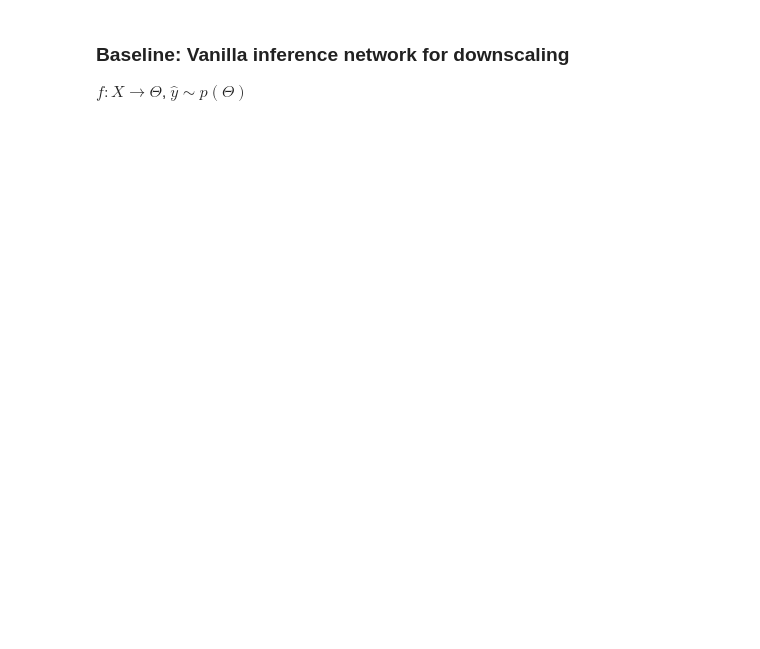
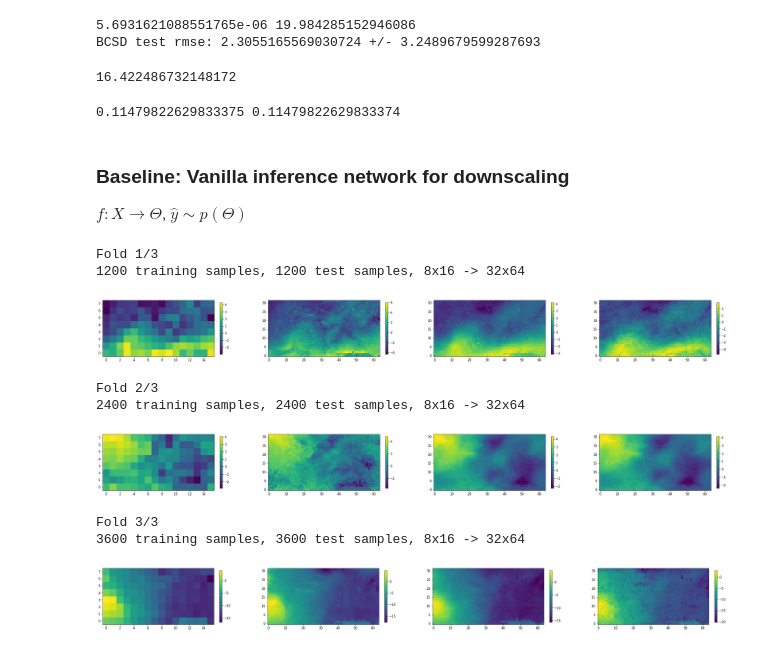
Before and after one commit to bgroenks96/generative-downscaling, a Jupyter notebook: downscaling-baselines.ipynb, the cells around one changed output. Saved outputs shown, nothing was run; the diff lists cells and outputs as text; code cells hidden in the pictures; blank space fills up the shorter version.

```diff
--- a/downscaling-baselines.ipynb
+++ b/downscaling-baselines.ipynb
@@ -91,0 +142,14 @@ def eval_climdex(true, pred, coords):
+# %%
+_, means = remove_monthly_means(hr_train)
+hr_test, _ = remove_monthly_means(hr_test, means)
+hr_pred, _ = remove_monthly_means(xr.DataArray(hr_pred, coords=hr_test.coords, dims=hr_test.dims), means)
+err = (hr_test - hr_pred)**2
+print(np.sqrt(np.min(err)).values, np.sqrt(np.max(err)).values)
+print(f'BCSD test rmse: {float(np.sqrt(np.mean(err)))} +/- {float(np.sqrt(np.std(err)))}')
+# %% [output]
+5.6931621088551765e-06 19.984285152946086
+BCSD test rmse: 2.3055165569030724 +/- 3.2489679599287693
+# %%
+np.max(hr_pred.values)
+# %% [output]
+16.422486732148172
@@ -92,3 +158,7 @@ def eval_climdex(true, pred, coords):
+# %%
+print(x.mean(), x.mean(axis=0).mean(axis=0))
+# %% [output]
+0.11479822629833375 0.11479822629833374
 # %% [markdown]
 ### Baseline: Vanilla inference network for downscaling
 
@@ -107,34 +177,44 @@ for i, ((train_lo, train_hi), (test_lo, test_hi)) in enumerate(folds):
     (wt, ht), (wt_hi, ht_hi) = train_lo.shape[1:3], train_hi.shape[1:3]
     print('{} training samples, {} test samples, {}x{} -> {}x{}'.format(N_train, N_test, wt, ht, wt_hi, ht_hi))
     #batch_multiplier = data_util.calculate_n_subimages(train_lo, k, stride)
     train_steps = data_util.num_batches(N_train, sample_batch_size)
     test_steps = data_util.num_batches(N_test, sample_batch_size)
     train_lo_ds = data_util.xr_to_tf_dataset(train_lo, load_batch_size)
     test_lo_ds = data_util.xr_to_tf_dataset(test_lo, load_batch_size)
     train_hi_ds = data_util.xr_to_tf_dataset(train_hi, load_batch_size)
     test_hi_ds = data_util.xr_to_tf_dataset(test_hi, load_batch_size)
     train_ds = preprocess_vds(train_lo_ds, train_hi_ds, batch_size=sample_batch_size)
     test_ds = preprocess_vds(test_lo_ds, test_hi_ds, batch_size=sample_batch_size)
     #vdsrcnn = dscnn.create_vdsrcnn(scale=wt_hi // wt, c_in=1, c_out=2, module_layers=2, n_layers=5, output_init='zeros')
-    model = dscnn.create_bmg_cnn10(wt, ht, scale=wt_hi // wt, c_out=2)
-    model = VariationalModel(normal(), inputs=vdsrcnn.inputs, outputs=vdsrcnn.outputs)
-    model.compile(optimizer=Adamax(lr=1.0E-3), metrics=[rmse, bias])
+    encoder = dscnn.create_bmg_cnn10(wt, ht, scale=wt_hi // wt, c_out=2)
+    model = VariationalModel(encoder, normal())
+    model.compile(optimizer=Adamax(lr=1.0E-3), output_shape=(None,wt_hi,ht_hi,1))
     model.fit(train_ds.repeat(n_epochs), epochs=n_epochs, steps_per_epoch=train_steps,
               validation_data=test_ds.repeat(n_epochs), validation_steps=test_steps)
     test_x, test_y = next(test_ds.__iter__())
     pred = model.predict_mean(test_x)
-    sample = model.sample(test_x, sample_fn=lambda d: d.distribution.loc + d.distribution.scale*tf.random.normal((sample_batch_size,1,1,1)))
+    sample = model.sample(test_x, sample_fn=lambda d: d.loc + d.scale*tf.random.normal((sample_batch_size,1,1,1)))
     plt.figure(figsize=(4*9,6))
     plt.subplot(1,4,1)
     plt.imshow(test_x.numpy()[0].squeeze(), origin='lower')
     plt.colorbar(pad=0.04, shrink=0.5)
     plt.subplot(1,4,2)
     plt.imshow(test_y.numpy()[0].squeeze(), origin='lower')
     plt.colorbar(pad=0.04, shrink=0.5)
     plt.subplot(1,4,3)
     plt.imshow(pred[0].numpy().squeeze(), origin='lower')
     plt.colorbar(pad=0.04, shrink=0.5)
     plt.subplot(1,4,4)
     plt.imshow(sample[0].numpy().squeeze(), origin='lower')
     plt.colorbar(pad=0.04, shrink=0.5)
     plt.show()
+# %% [output]
+Fold 1/3
+1200 training samples, 1200 test samples, 8x16 -> 32x64
+[figure, added]
+Fold 2/3
+2400 training samples, 2400 test samples, 8x16 -> 32x64
+[figure, added]
+Fold 3/3
+3600 training samples, 3600 test samples, 8x16 -> 32x64
+[figure, added]
```
Also changed, not shown: parts of 8 cells of this notebook, 22 other files.
